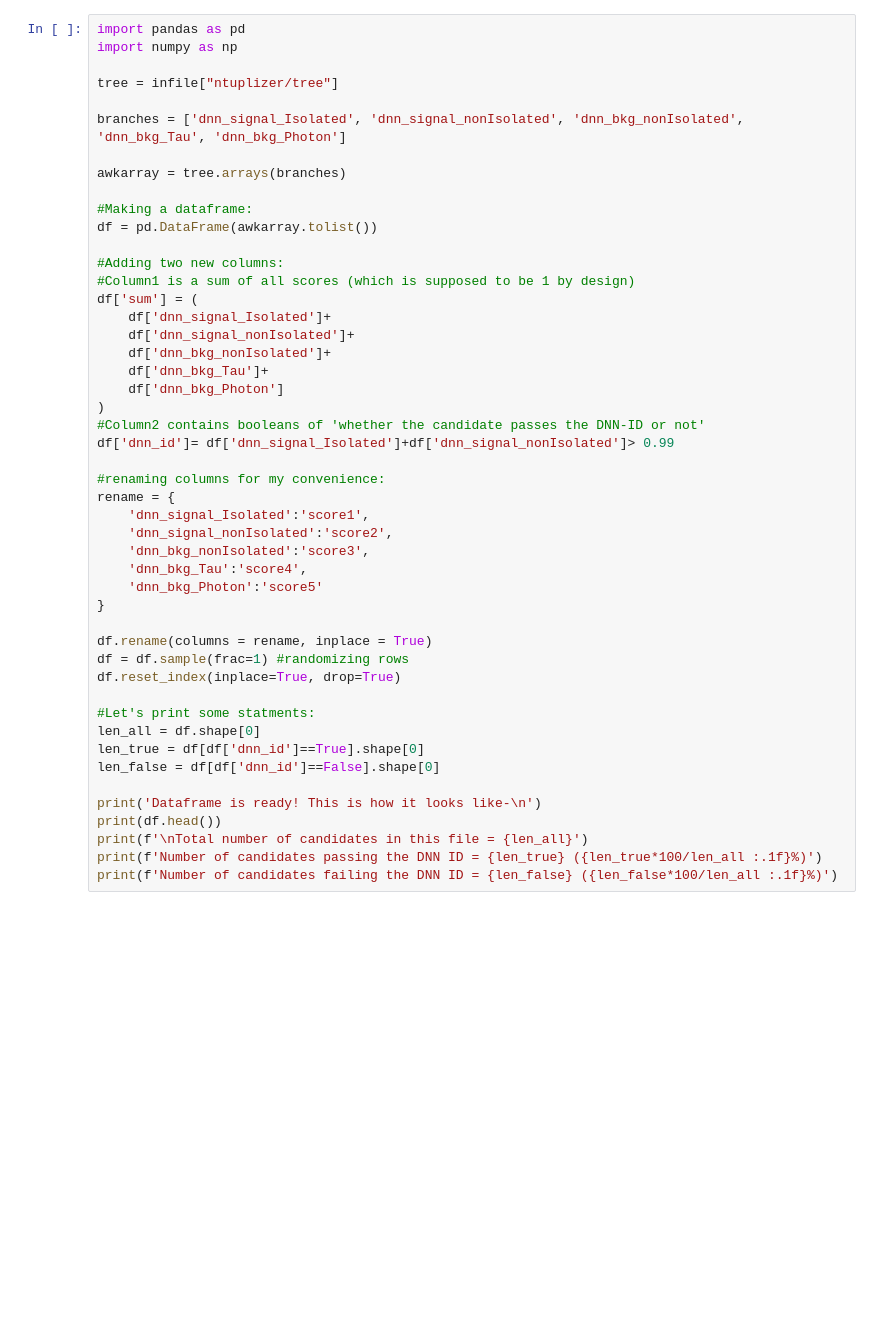
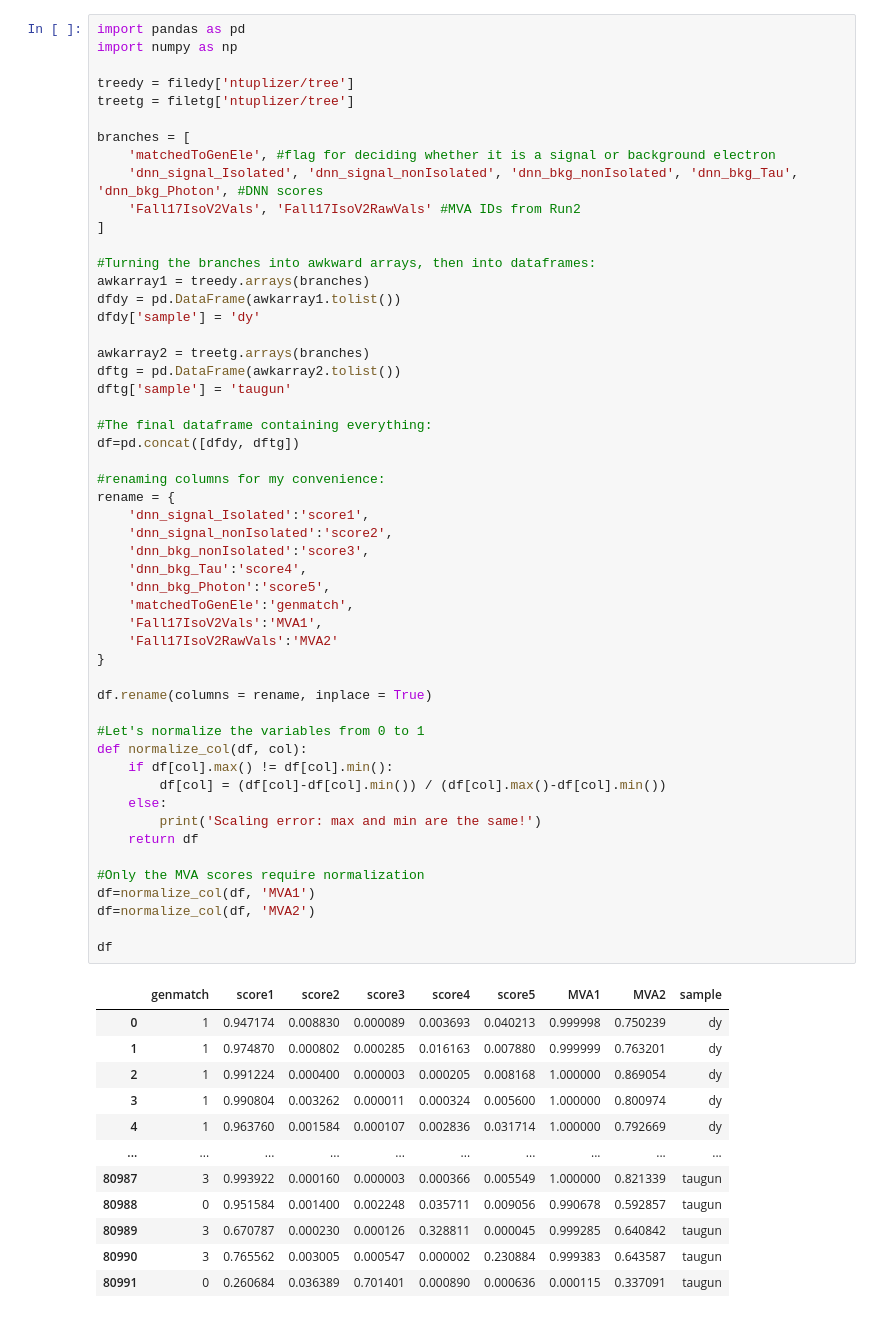
Before and after one commit to phazarik/Electron-DNN-ID-study, a Jupyter notebook: dnn_electron_id.ipynb, the cells around one changed output. Cells and saved outputs as stored; diff of their text form; blank space fills up the shorter version.

```diff
--- a/dnn_electron_id.ipynb
+++ b/dnn_electron_id.ipynb
@@ -30,49 +37,65 @@ The input file is read using uproot.
 # %%
 import pandas as pd
 import numpy as np
 
-tree = infile["ntuplizer/tree"]
+treedy = filedy['ntuplizer/tree']
+treetg = filetg['ntuplizer/tree']
 
-branches = ['dnn_signal_Isolated', 'dnn_signal_nonIsolated', 'dnn_bkg_nonIsolated', 'dnn_bkg_Tau', 'dnn_bkg_Photon']
+branches = [
+    'matchedToGenEle', #flag for deciding whether it is a signal or background electron
+    'dnn_signal_Isolated', 'dnn_signal_nonIsolated', 'dnn_bkg_nonIsolated', 'dnn_bkg_Tau', 'dnn_bkg_Photon', #DNN scores
+    'Fall17IsoV2Vals', 'Fall17IsoV2RawVals' #MVA IDs from Run2
+]
 
-awkarray = tree.arrays(branches)
+#Turning the branches into awkward arrays, then into dataframes:
+awkarray1 = treedy.arrays(branches)
+dfdy = pd.DataFrame(awkarray1.tolist())
+dfdy['sample'] = 'dy'
 
-#Making a dataframe:
-df = pd.DataFrame(awkarray.tolist())
+awkarray2 = treetg.arrays(branches)
+dftg = pd.DataFrame(awkarray2.tolist())
+dftg['sample'] = 'taugun'
 
-#Adding two new columns:
-#Column1 is a sum of all scores (which is supposed to be 1 by design)
-df['sum'] = (
-    df['dnn_signal_Isolated']+
-    df['dnn_signal_nonIsolated']+
-    df['dnn_bkg_nonIsolated']+
-    df['dnn_bkg_Tau']+
-    df['dnn_bkg_Photon']
-)
-#Column2 contains booleans of 'whether the candidate passes the DNN-ID or not'
-df['dnn_id']= df['dnn_signal_Isolated']+df['dnn_signal_nonIsolated']> 0.99
+#The final dataframe containing everything:
+df=pd.concat([dfdy, dftg])
 
 #renaming columns for my convenience:
 rename = {
     'dnn_signal_Isolated':'score1',
     'dnn_signal_nonIsolated':'score2',
     'dnn_bkg_nonIsolated':'score3',
     'dnn_bkg_Tau':'score4',
-    'dnn_bkg_Photon':'score5'
+    'dnn_bkg_Photon':'score5',
+    'matchedToGenEle':'genmatch',
+    'Fall17IsoV2Vals':'MVA1',
+    'Fall17IsoV2RawVals':'MVA2'
 }
 
 df.rename(columns = rename, inplace = True)
-df = df.sample(frac=1) #randomizing rows
-df.reset_index(inplace=True, drop=True)
 
-#Let's print some statments:
-len_all = df.shape[0]
-len_true = df[df['dnn_id']==True].shape[0]
-len_false = df[df['dnn_id']==False].shape[0]
+#Let's normalize the variables from 0 to 1
+def normalize_col(df, col):
+    if df[col].max() != df[col].min():
+        df[col] = (df[col]-df[col].min()) / (df[col].max()-df[col].min())
+    else:
+        print('Scaling error: max and min are the same!')
+    return df
 
-print('Dataframe is ready! This is how it looks like-\n')
-print(df.head())
-print(f'\nTotal number of candidates in this file = {len_all}')
-print(f'Number of candidates passing the DNN ID = {len_true} ({len_true*100/len_all :.1f}%)')
-print(f'Number of candidates failing the DNN ID = {len_false} ({len_false*100/len_all :.1f}%)')
+#Only the MVA scores require normalization
+df=normalize_col(df, 'MVA1')
+df=normalize_col(df, 'MVA2')
+
+df
 # %% [output]
+|  | genmatch | score1 | score2 | score3 | score4 | score5 | MVA1 | MVA2 | sample |
+| 0 | 1 | 0.947174 | 0.008830 | 0.000089 | 0.003693 | 0.040213 | 0.999998 | 0.750239 | dy |
+| 1 | 1 | 0.974870 | 0.000802 | 0.000285 | 0.016163 | 0.007880 | 0.999999 | 0.763201 | dy |
+| 2 | 1 | 0.991224 | 0.000400 | 0.000003 | 0.000205 | 0.008168 | 1.000000 | 0.869054 | dy |
+| 3 | 1 | 0.990804 | 0.003262 | 0.000011 | 0.000324 | 0.005600 | 1.000000 | 0.800974 | dy |
+| 4 | 1 | 0.963760 | 0.001584 | 0.000107 | 0.002836 | 0.031714 | 1.000000 | 0.792669 | dy |
+| ... | ... | ... | ... | ... | ... | ... | ... | ... | ... |
+| 80987 | 3 | 0.993922 | 0.000160 | 0.000003 | 0.000366 | 0.005549 | 1.000000 | 0.821339 | taugun |
+| 80988 | 0 | 0.951584 | 0.001400 | 0.002248 | 0.035711 | 0.009056 | 0.990678 | 0.592857 | taugun |
+| 80989 | 3 | 0.670787 | 0.000230 | 0.000126 | 0.328811 | 0.000045 | 0.999285 | 0.640842 | taugun |
+| 80990 | 3 | 0.765562 | 0.003005 | 0.000547 | 0.000002 | 0.230884 | 0.999383 | 0.643587 | taugun |
+| 80991 | 0 | 0.260684 | 0.036389 | 0.701401 | 0.000890 | 0.000636 | 0.000115 | 0.337091 | taugun |
```
Also changed, not shown: parts of 12 cells of this notebook, 1 other file.
